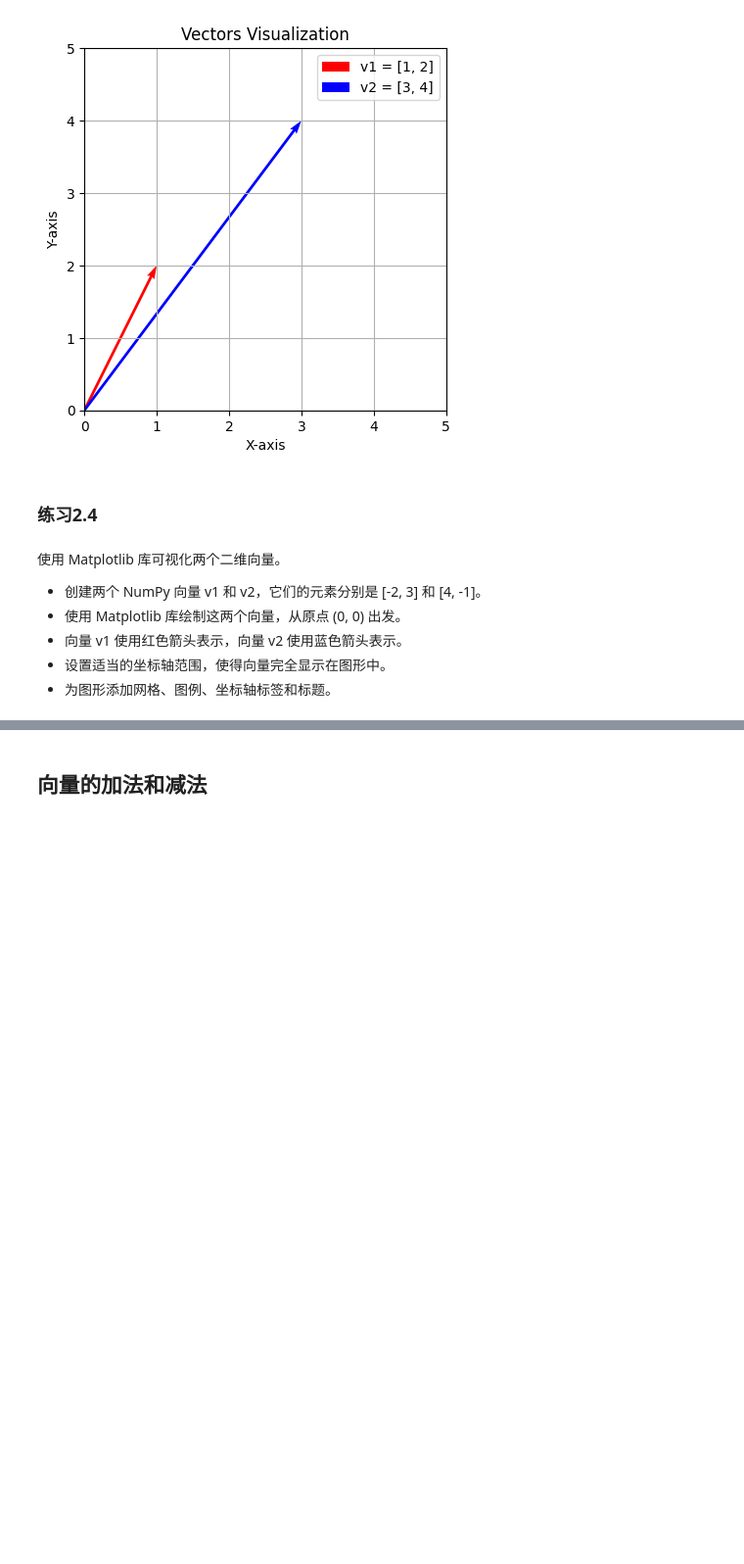
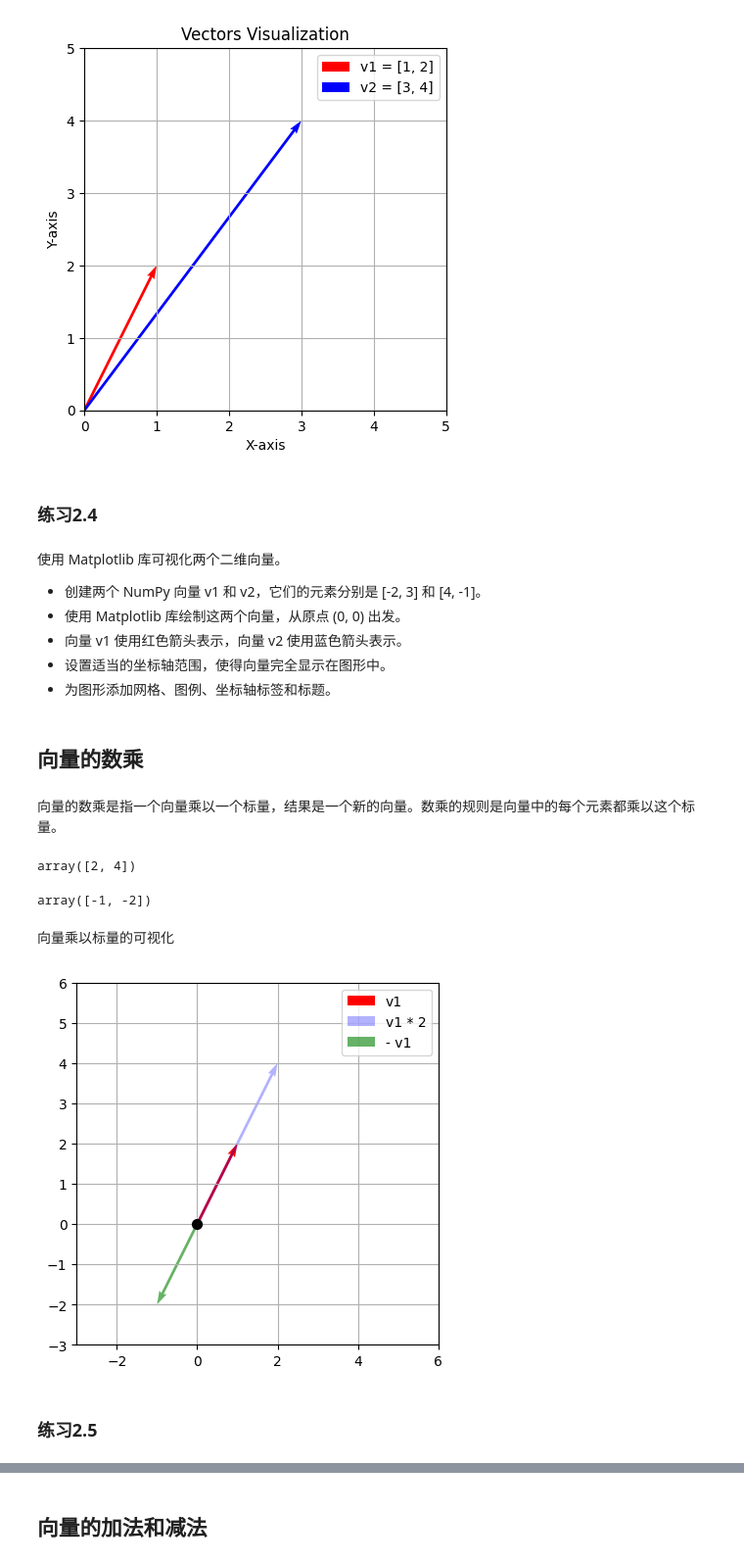
Before and after one commit to zhoujing204/linear-algebra-course, a Jupyter notebook: 02-vectors.ipynb, the cells around one changed output, grey strips where cells are left out. Shown at 98% size. Drawn from its saved outputs; the diff is of its cells as text; code cells hidden in the pictures; blank space fills up the shorter version.

```diff
--- a/02-vectors.ipynb
+++ b/02-vectors.ipynb
@@ -189,3 +189,55 @@ plt.show()
 - 向量 v1 使用红色箭头表示，向量 v2 使用蓝色箭头表示。
 - 设置适当的坐标轴范围，使得向量完全显示在图形中。
 - 为图形添加网格、图例、坐标轴标签和标题。
+# %% [markdown]
+## 向量的数乘
+# %% [markdown]
+向量的数乘是指一个向量乘以一个标量，结果是一个新的向量。数乘的规则是向量中的每个元素都乘以这个标量。
+# %%
+import numpy as np
+v1 = np.array([1, 2])
+s1 = 2
+
+v1 * s1
+# %% [output]
+array([2, 4])
+# %%
+v1 * -1
+# %% [output]
+array([-1, -2])
+# %% [markdown]
+向量乘以标量的可视化
+# %%
+import numpy as np
+import matplotlib.pyplot as plt
+
+v1 = np.array([1, 2])
+
+v2 = v1 * 2
+v3 = v1 * -1
+
+fig, ax = plt.subplots()
+
+plt.quiver(0, 0, v1[0], v1[1], angles='xy', scale_units='xy', scale=1,
+            color='r', label='v1')
+
+plt.quiver(0, 0,v2[0], v2[1], angles='xy', scale_units='xy', scale=1,
+           color='b', label='v1 * 2', alpha = 0.3)
+
+plt.quiver(0, 0, v3[0], v3[1], angles='xy', scale_units='xy', scale=1,
+            color='g', label='- v1', alpha = 0.6)
+
+plt.scatter(0, 0, color='k', s=50, zorder=5)
+
+plt.xlim(-3, 6)
+plt.ylim(-3, 6)
+plt.grid(True)
+plt.legend()
+
+plt.gca().set_aspect('equal', adjustable='box')
+
+plt.show()
+# %% [output]
+[figure, added]
+# %% [markdown]
+### 练习2.5
```
Also changed, not shown: parts of 16 cells of this notebook, 6 other files.
